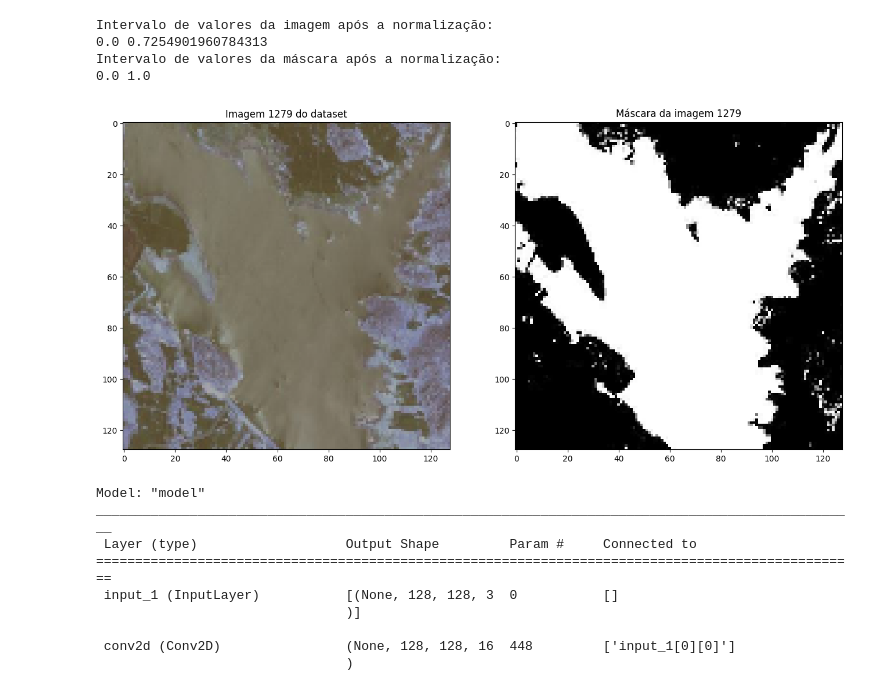
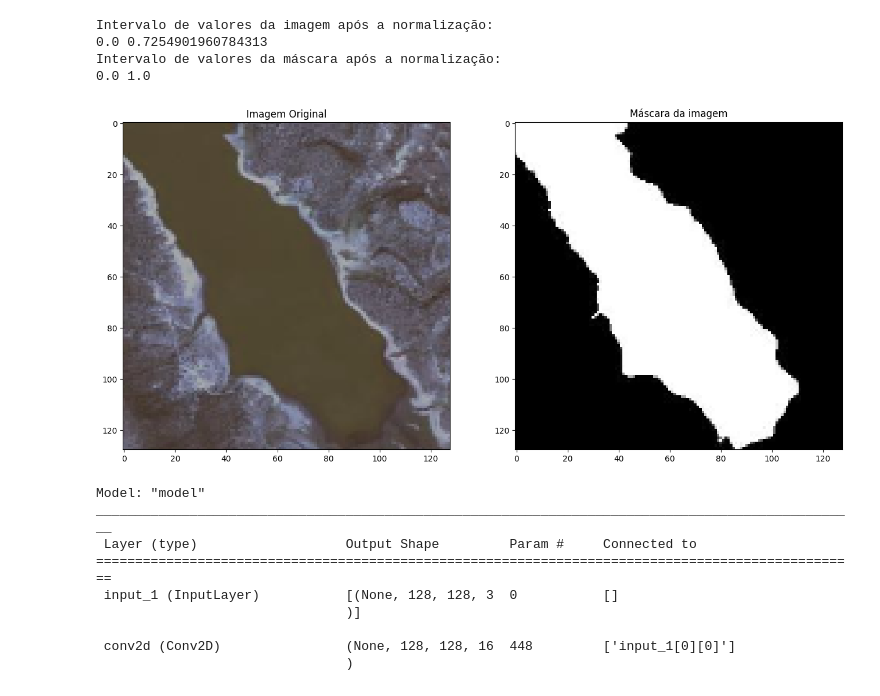
Before and after one commit to luiz1303/processamento-de-imagens, a Jupyter notebook: Trabalho_Final/main.ipynb, the cells around one changed output. Saved outputs shown, nothing was run; the diff lists cells and outputs as text; code cells hidden in the pictures.

```diff
--- a/Trabalho_Final/main.ipynb
+++ b/Trabalho_Final/main.ipynb
@@ -103,19 +103,19 @@ Intervalo de valores da máscara após a normalização:
 # %%
 random_num = random.randint(0,len(img_list)-1) # Seleciona randomicamente uma imagem e sua máscara para exibir
 
 plt.figure(figsize=(16, 8))
 ####
 plt.subplot(1, 2, 1)
 plt.imshow(norm_img_list[random_num])
-plt.title('Imagem ' + str(random_num) + ' do dataset')
+plt.title('Imagem Original')
 ####
 plt.subplot(1, 2, 2)
 plt.imshow(norm_mask_list[random_num], cmap='gray')
-plt.title('Máscara da imagem ' + str(random_num))
+plt.title('Máscara da imagem')
 ####
 plt.show()
 # %% [output]
-[figure, old version]
+[figure, new version]
 # %%
 # Divisão dos dados em treino e teste
 t_size = 0.2 # 20% dos dados serão usados para teste
```
Also changed, not shown: parts of 3 cells of this notebook, 1 other file.
